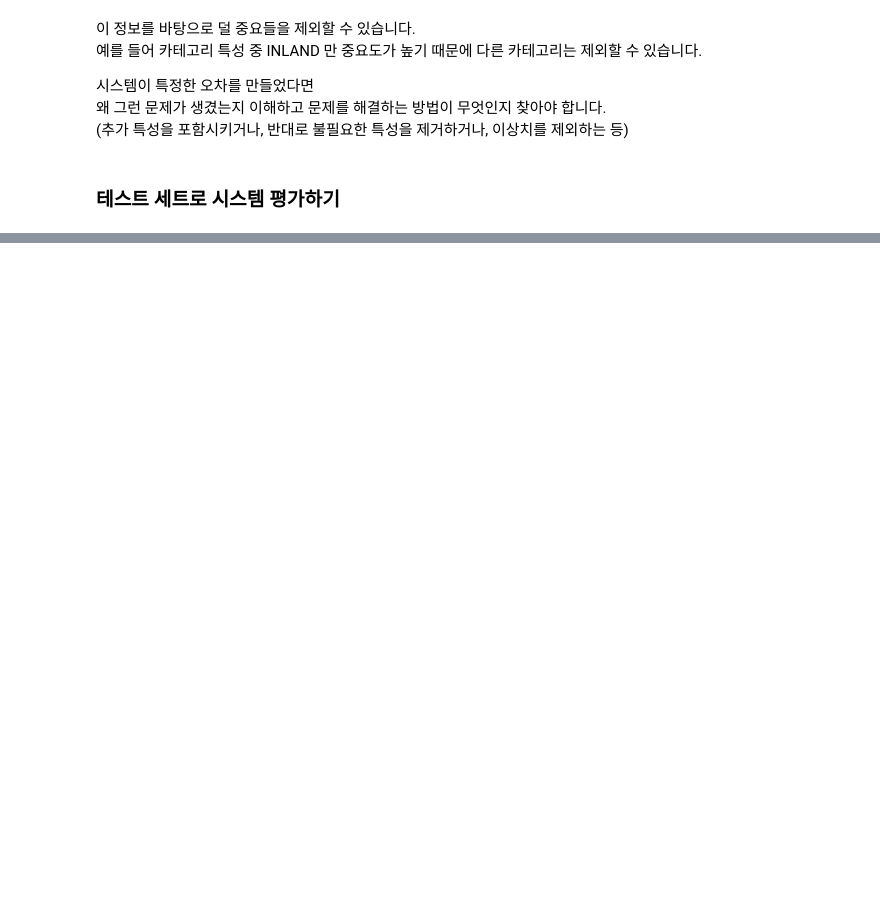
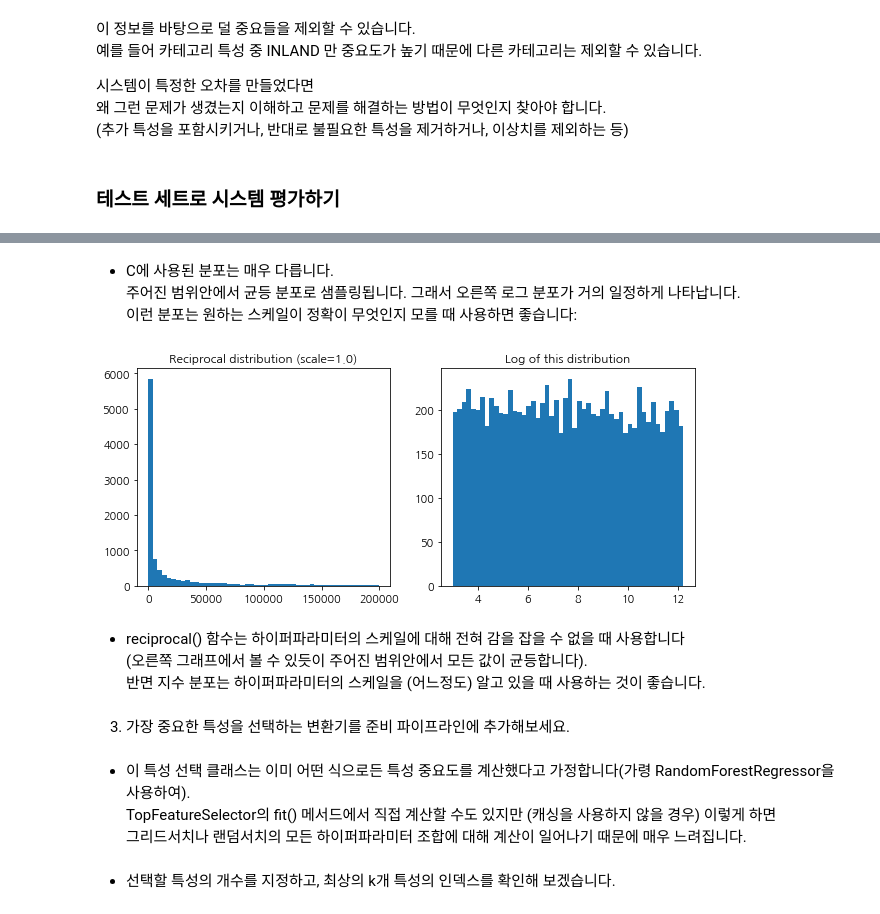
Before and after one commit to cloudallera/handson-ml, a Jupyter notebook: _mystudy/02_end_to_end_machine_learning_project.ipynb, the cells around one changed output, grey strips where cells are left out. Drawn from its saved outputs; the diff is of its cells as text; code cells hidden in the pictures; blank space fills up the shorter version.

```diff
--- a/_mystudy/02_end_to_end_machine_learning_project.ipynb
+++ b/_mystudy/02_end_to_end_machine_learning_project.ipynb
@@ -1512,0 +1691,23 @@ sorted(zip(feature_importances, attributes), reverse=True)
+# %% [markdown]
+- C에 사용된 분포는 매우 다릅니다. <br>
+   주어진 범위안에서 균등 분포로 샘플링됩니다. 그래서 오른쪽 로그 분포가 거의 일정하게 나타납니다. <br>
+   이런 분포는 원하는 스케일이 정확이 무엇인지 모를 때 사용하면 좋습니다:
+# %%
+reciprocal_distrib = reciprocal(20, 200000)
+samples = reciprocal_distrib.rvs(10000, random_state=42)
+plt.figure(figsize=(10, 4))
+plt.subplot(121)
+plt.title("Reciprocal distribution (scale=1.0)")
+plt.hist(samples, bins=50)
+plt.subplot(122)
+plt.title("Log of this distribution")
+plt.hist(np.log(samples), bins=50)
+plt.show()
+# %% [output]
+[figure, added]
+# %% [markdown]
+- reciprocal() 함수는 하이퍼파라미터의 스케일에 대해 전혀 감을 잡을 수 없을 때 사용합니다<br>
+   (오른쪽 그래프에서 볼 수 있듯이 주어진 범위안에서 모든 값이 균등합니다). <br>
+   반면 지수 분포는 하이퍼파라미터의 스케일을 (어느정도) 알고 있을 때 사용하는 것이 좋습니다.
+# %% [markdown]
+3. 가장 중요한 특성을 선택하는 변환기를 준비 파이프라인에 추가해보세요.
@@ -1512,0 +1729,6 @@ sorted(zip(feature_importances, attributes), reverse=True)
+# %% [markdown]
+- 이 특성 선택 클래스는 이미 어떤 식으로든 특성 중요도를 계산했다고 가정합니다(가령 RandomForestRegressor을 사용하여).<br>
+   TopFeatureSelector의 fit() 메서드에서 직접 계산할 수도 있지만 (캐싱을 사용하지 않을 경우) 이렇게 하면 <br>
+   그리드서치나 랜덤서치의 모든 하이퍼파라미터 조합에 대해 계산이 일어나기 때문에 매우 느려집니다.
+# %% [markdown]
+- 선택할 특성의 개수를 지정하고, 최상의 k개 특성의 인덱스를 확인해 보겠습니다.
```
Also changed, not shown: parts of 54 cells of this notebook, 1 other file.
